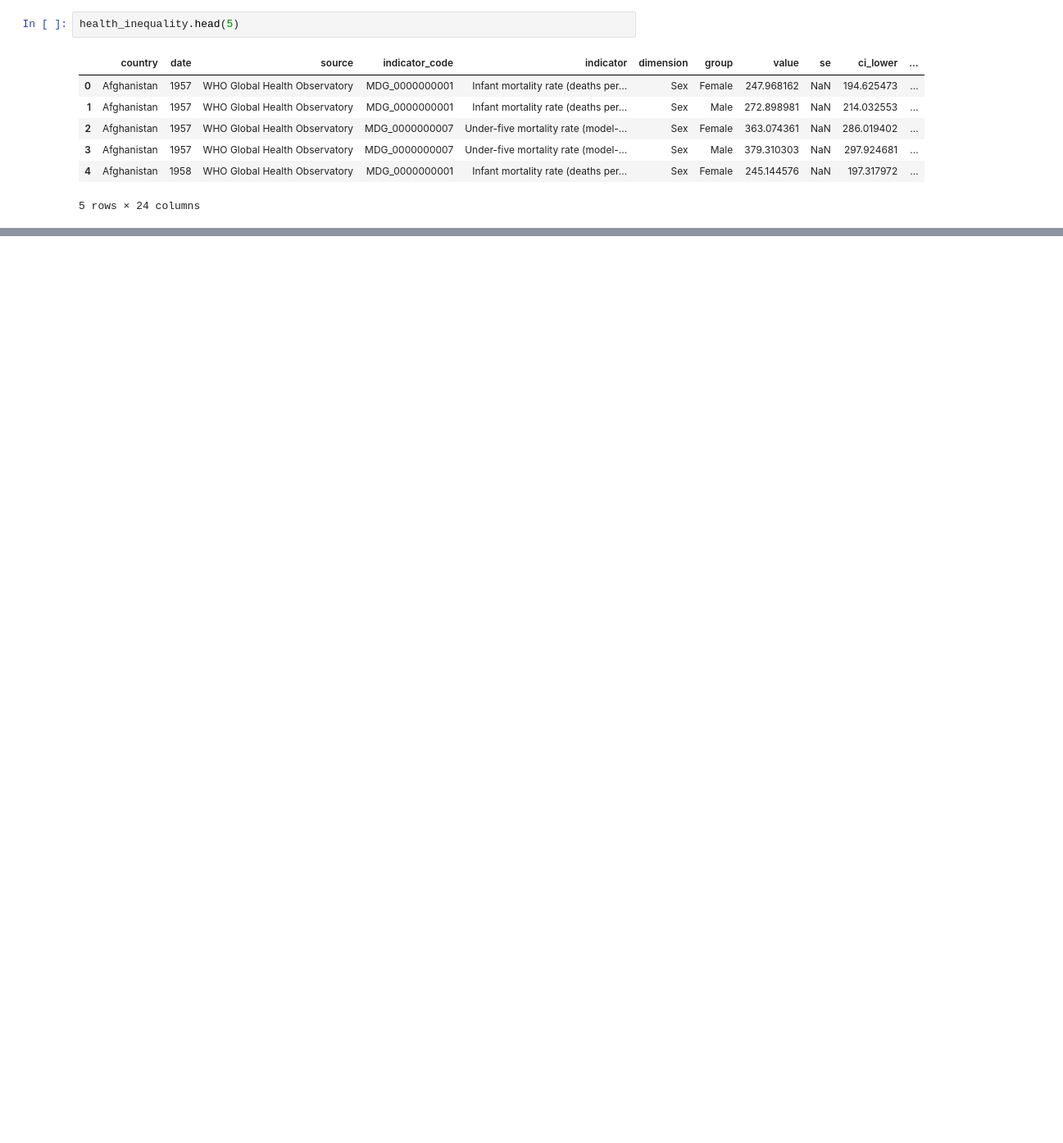
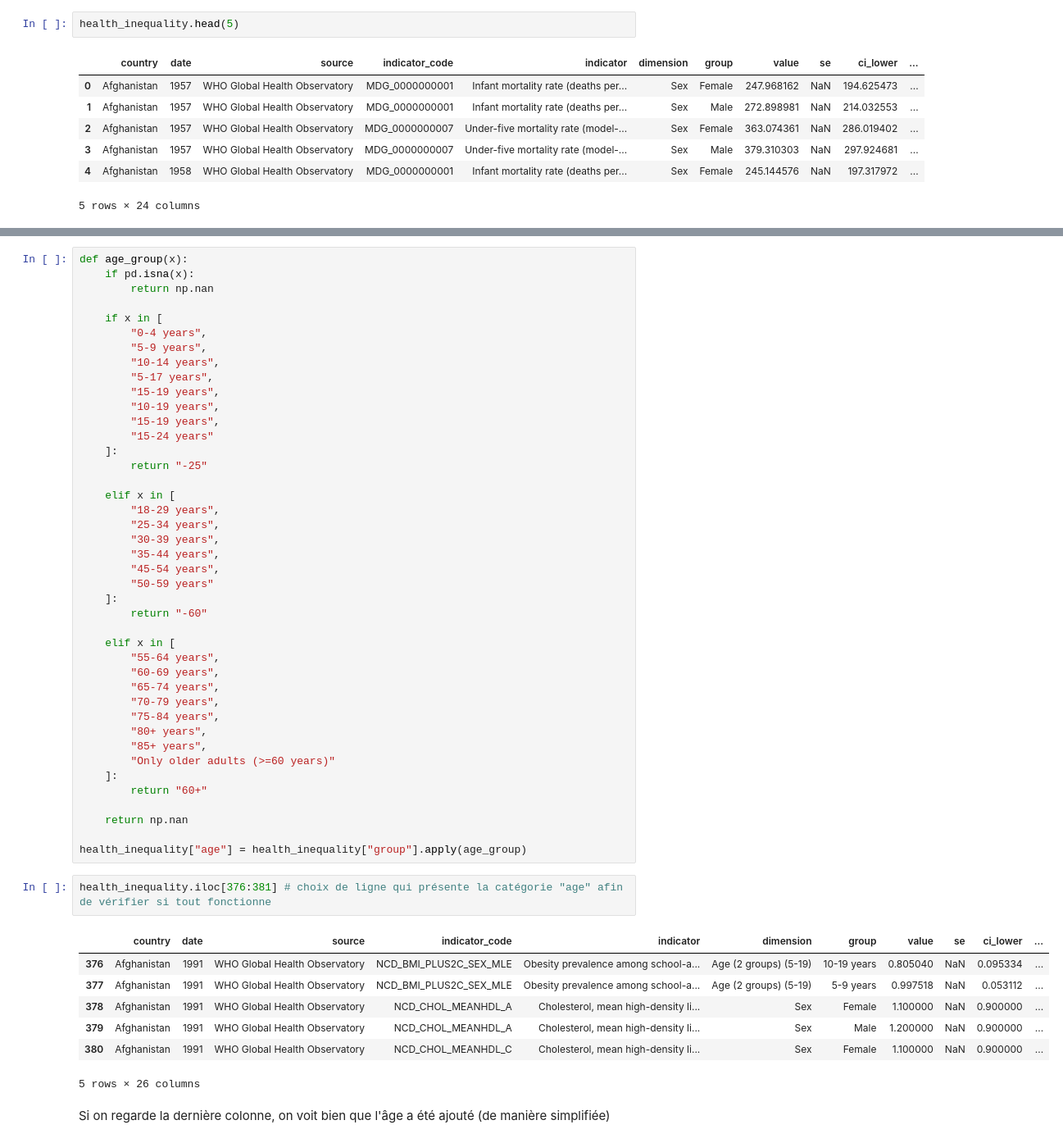
Before and after one commit to Marie-AnneRandria/Projet-Esperance-de-vie-8PRO408, a Jupyter notebook: cleaning_datasets.ipynb, the cells around one changed output, grey strips where cells are left out. Shown at 82% size. Drawn from its saved outputs; the diff is of its cells as text; blank space fills up the shorter version.

Commit message:
Nettoyage et ajout de colonnes en cours

```diff
--- a/cleaning_datasets.ipynb
+++ b/cleaning_datasets.ipynb
@@ -324,0 +369,54 @@ health_inequality.head(5)
+# %%
+def age_group(x):
+    if pd.isna(x):
+        return np.nan
+
+    if x in [
+        "0-4 years",
+        "5-9 years",
+        "10-14 years",
+        "5-17 years",
+        "15-19 years",
+        "10-19 years",
+        "15-19 years",
+        "15-24 years"
+    ]:
+        return "-25"
+
+    elif x in [
+        "18-29 years",
+        "25-34 years",
+        "30-39 years",
+        "35-44 years",
+        "45-54 years",
+        "50-59 years"
+    ]:
+        return "-60"
+
+    elif x in [
+        "55-64 years",
+        "60-69 years",
+        "65-74 years",
+        "70-79 years",
+        "75-84 years",
+        "80+ years",
+        "85+ years",
+        "Only older adults (>=60 years)"
+    ]:
+        return "60+"
+
+    return np.nan
+
+health_inequality["age"] = health_inequality["group"].apply(age_group)
+# %%
+health_inequality.iloc[376:381] # choix de ligne qui présente la catégorie "age" afin de vérifier si tout fonctionne
+# %% [output]
+|  | country | date | source | indicator_code | indicator | dimension | group | value | se | ci_lower | ... |
+| 376 | Afghanistan | 1991 | WHO Global Health Observatory | NCD_BMI_PLUS2C_SEX_MLE | Obesity prevalence among school-a... | Age (2 groups) (5-19) | 10-19 years | 0.805040 | NaN | 0.095334 | ... |
+| 377 | Afghanistan | 1991 | WHO Global Health Observatory | NCD_BMI_PLUS2C_SEX_MLE | Obesity prevalence among school-a... | Age (2 groups) (5-19) | 5-9 years | 0.997518 | NaN | 0.053112 | ... |
+| 378 | Afghanistan | 1991 | WHO Global Health Observatory | NCD_CHOL_MEANHDL_A | Cholesterol, mean high-density li... | Sex | Female | 1.100000 | NaN | 0.900000 | ... |
+| 379 | Afghanistan | 1991 | WHO Global Health Observatory | NCD_CHOL_MEANHDL_A | Cholesterol, mean high-density li... | Sex | Male | 1.200000 | NaN | 0.900000 | ... |
+| 380 | Afghanistan | 1991 | WHO Global Health Observatory | NCD_CHOL_MEANHDL_C | Cholesterol, mean high-density li... | Sex | Female | 1.100000 | NaN | 0.900000 | ... |
+5 rows × 26 columns
+# %% [markdown]
+Si on regarde la dernière colonne, on voit bien que l'âge a été ajouté (de manière simplifiée)
```
Also changed, not shown: parts of 16 cells of this notebook, 1 other file.
